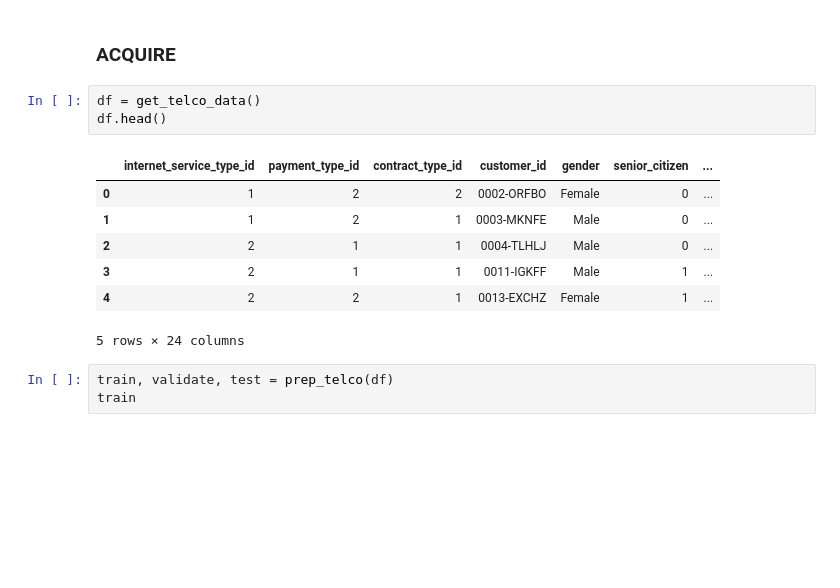
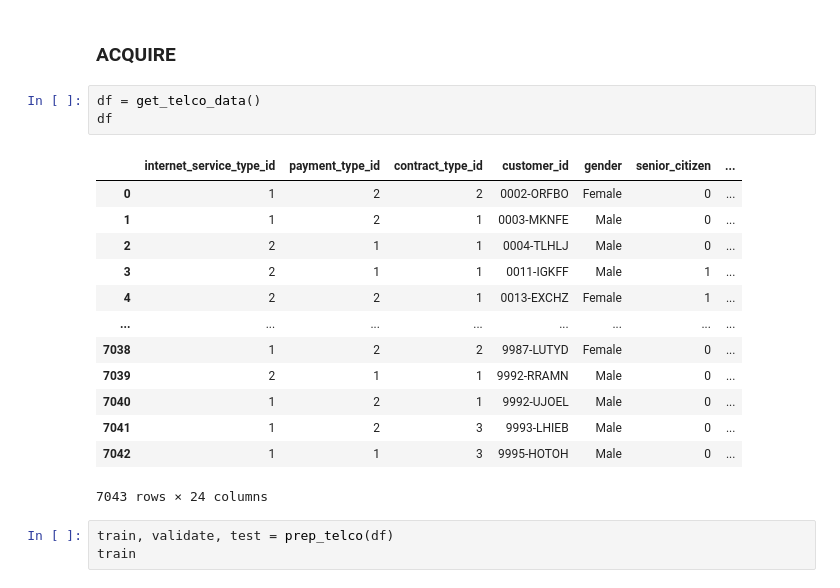
Before and after one commit to EribertoContreras/predicting_telco_churn, a Jupyter notebook: Predicting_Telco_Churn - all the work.ipynb, the cells around one changed output. Cells and saved outputs as stored; diff of their text form; blank space fills up the shorter version.

```diff
--- a/Predicting_Telco_Churn - all the work.ipynb
+++ b/Predicting_Telco_Churn - all the work.ipynb
@@ -57,15 +57,21 @@ Project goals:
 ### ACQUIRE
 # %%
 df = get_telco_data()
-df.head()
+df
 # %% [output]
 |  | internet_service_type_id | payment_type_id | contract_type_id | customer_id | gender | senior_citizen | ... |
 | 0 | 1 | 2 | 2 | 0002-ORFBO | Female | 0 | ... |
 | 1 | 1 | 2 | 1 | 0003-MKNFE | Male | 0 | ... |
 | 2 | 2 | 1 | 1 | 0004-TLHLJ | Male | 0 | ... |
 | 3 | 2 | 1 | 1 | 0011-IGKFF | Male | 1 | ... |
 | 4 | 2 | 2 | 1 | 0013-EXCHZ | Female | 1 | ... |
+| ... | ... | ... | ... | ... | ... | ... | ... |
+| 7038 | 1 | 2 | 2 | 9987-LUTYD | Female | 0 | ... |
+| 7039 | 2 | 1 | 1 | 9992-RRAMN | Male | 0 | ... |
+| 7040 | 1 | 2 | 1 | 9992-UJOEL | Male | 0 | ... |
+| 7041 | 1 | 2 | 3 | 9993-LHIEB | Male | 0 | ... |
+| 7042 | 1 | 1 | 3 | 9995-HOTOH | Male | 0 | ... |
-5 rows × 24 columns
+7043 rows × 24 columns
 # %%
 train, validate, test = prep_telco(df)
 train
```
Also changed, not shown: parts of 2 cells of this notebook.
